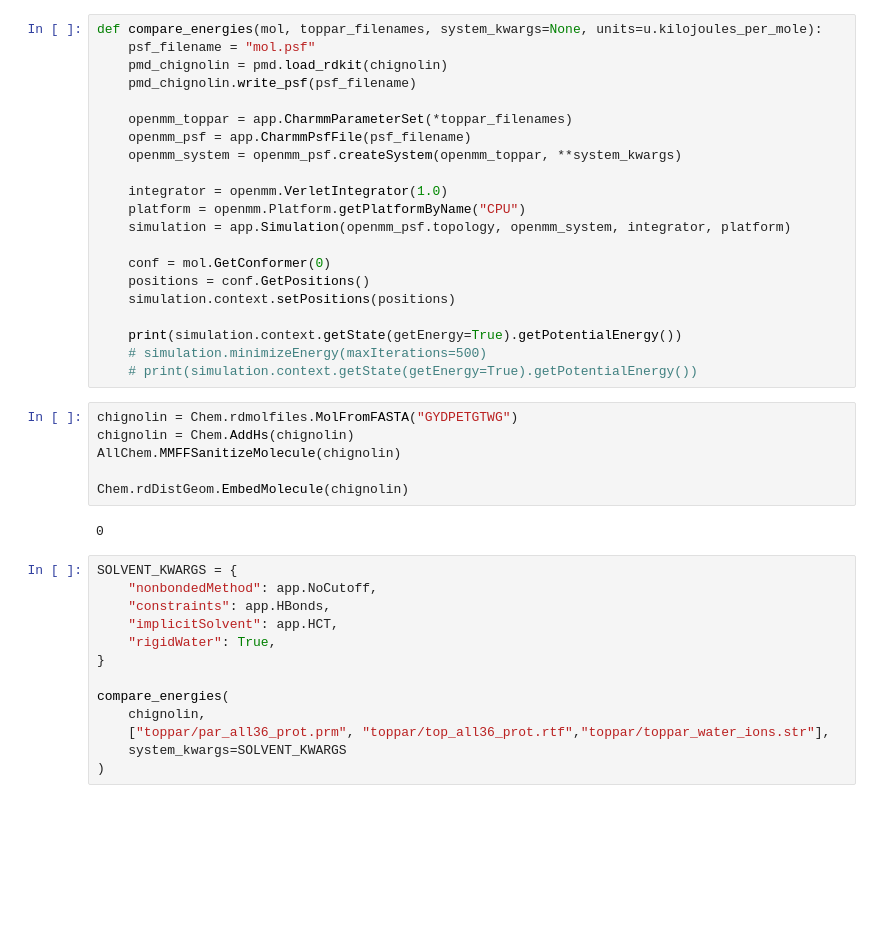
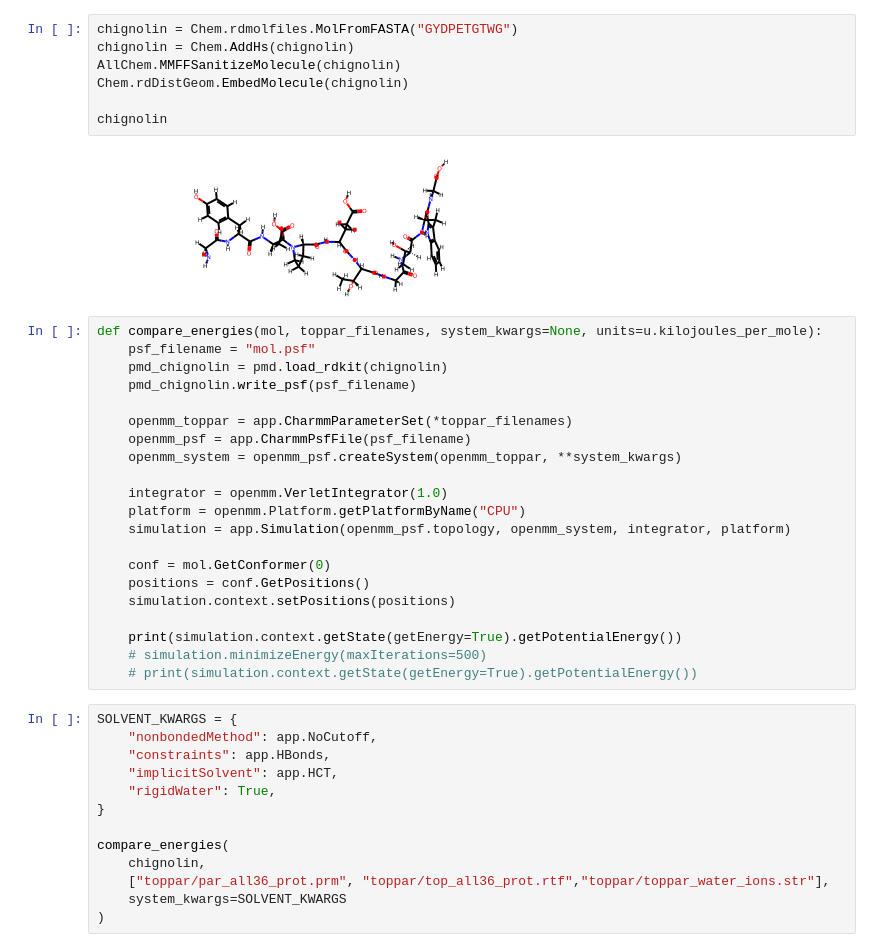
Before and after one commit to yashpatel5400/idp_rl, a Jupyter notebook: examples/energy/charmm_chignolin.ipynb, the cells around one changed output. Saved outputs shown, nothing was run; the diff lists cells and outputs as text; blank space fills up the shorter version.

Commit message:
Closer to CHARMM/rdkit integration

```diff
--- a/examples/energy/charmm_chignolin.ipynb
+++ b/examples/energy/charmm_chignolin.ipynb
@@ -10,32 +12,33 @@ import numpy as np
-# %%
-def compare_energies(mol, toppar_filenames, system_kwargs=None, units=u.kilojoules_per_mole):
-    psf_filename = "mol.psf"
-    pmd_chignolin = pmd.load_rdkit(chignolin)
-    pmd_chignolin.write_psf(psf_filename)
-
-    openmm_toppar = app.CharmmParameterSet(*toppar_filenames)
-    openmm_psf = app.CharmmPsfFile(psf_filename)
-    openmm_system = openmm_psf.createSystem(openmm_toppar, **system_kwargs)
-
-    integrator = openmm.VerletIntegrator(1.0)
-    platform = openmm.Platform.getPlatformByName("CPU")
-    simulation = app.Simulation(openmm_psf.topology, openmm_system, integrator, platform)
-
-    conf = mol.GetConformer(0)
-    positions = conf.GetPositions()
-    simulation.context.setPositions(positions)
-
-    print(simulation.context.getState(getEnergy=True).getPotentialEnergy())
-    # simulation.minimizeEnergy(maxIterations=500)
-    # print(simulation.context.getState(getEnergy=True).getPotentialEnergy())
 # %%
 chignolin = Chem.rdmolfiles.MolFromFASTA("GYDPETGTWG")
 chignolin = Chem.AddHs(chignolin)
 AllChem.MMFFSanitizeMolecule(chignolin)
+Chem.rdDistGeom.EmbedMolecule(chignolin)
 
-Chem.rdDistGeom.EmbedMolecule(chignolin)
+chignolin
 # %% [output]
-0
+[figure, added]
+# %%
+def compare_energies(mol, toppar_filenames, system_kwargs=None, units=u.kilojoules_per_mole):
+    psf_filename = "mol.psf"
+    pmd_chignolin = pmd.load_rdkit(chignolin)
+    pmd_chignolin.write_psf(psf_filename)
+
+    openmm_toppar = app.CharmmParameterSet(*toppar_filenames)
+    openmm_psf = app.CharmmPsfFile(psf_filename)
+    openmm_system = openmm_psf.createSystem(openmm_toppar, **system_kwargs)
+
+    integrator = openmm.VerletIntegrator(1.0)
+    platform = openmm.Platform.getPlatformByName("CPU")
+    simulation = app.Simulation(openmm_psf.topology, openmm_system, integrator, platform)
+
+    conf = mol.GetConformer(0)
+    positions = conf.GetPositions()
+    simulation.context.setPositions(positions)
+
+    print(simulation.context.getState(getEnergy=True).getPotentialEnergy())
+    # simulation.minimizeEnergy(maxIterations=500)
+    # print(simulation.context.getState(getEnergy=True).getPotentialEnergy())
 # %%
 SOLVENT_KWARGS = {
     "nonbondedMethod": app.NoCutoff,
```
Also changed, not shown: parts of 2 cells of this notebook.
